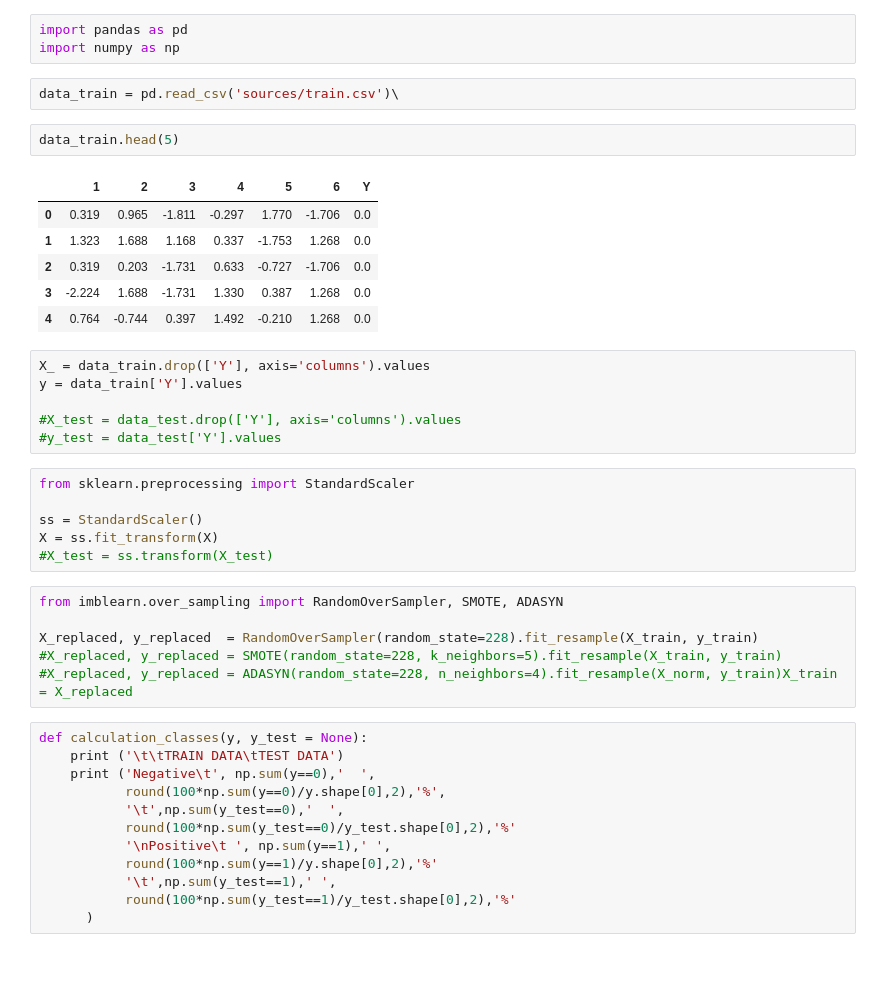
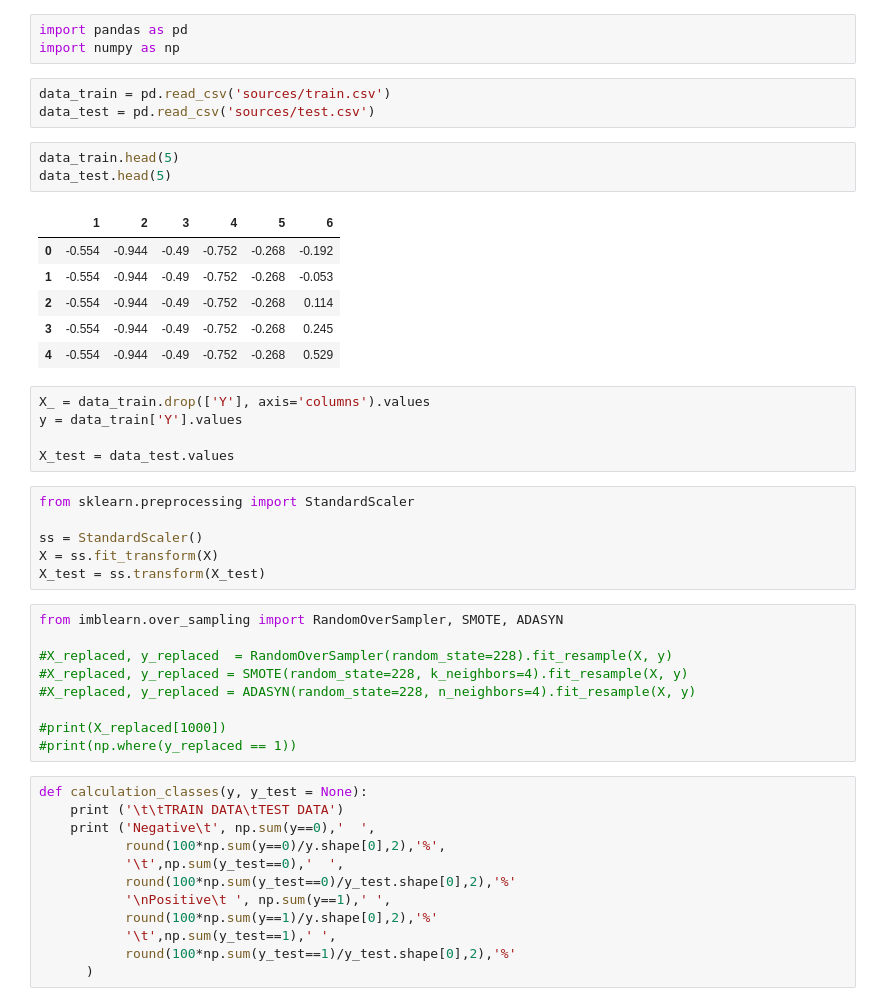
Before and after one commit to deClot/DecisionTree_find_band_tr, a Jupyter notebook: Decision_Tree_Classifier.ipynb, the cells around one changed output. Saved outputs shown, nothing was run; the diff lists cells and outputs as text; blank space fills up the shorter version.

Commit message:
Create test file for v4 and predict on Tree - unsuccessfully

```diff
--- a/Untitled.ipynb
+++ b/Decision_Tree_Classifier.ipynb
@@ -2,34 +2,38 @@
 import pandas as pd
 import numpy as np
 # %%
-data_train = pd.read_csv('sources/train.csv')\
+data_train = pd.read_csv('sources/train.csv')
+data_test = pd.read_csv('sources/test.csv')
 # %%
 data_train.head(5)
+data_test.head(5)
 # %% [output]
-|  | 1 | 2 | 3 | 4 | 5 | 6 | Y |
-| 0 | 0.319 | 0.965 | -1.811 | -0.297 | 1.770 | -1.706 | 0.0 |
-| 1 | 1.323 | 1.688 | 1.168 | 0.337 | -1.753 | 1.268 | 0.0 |
-| 2 | 0.319 | 0.203 | -1.731 | 0.633 | -0.727 | -1.706 | 0.0 |
-| 3 | -2.224 | 1.688 | -1.731 | 1.330 | 0.387 | 1.268 | 0.0 |
-| 4 | 0.764 | -0.744 | 0.397 | 1.492 | -0.210 | 1.268 | 0.0 |
+|  | 1 | 2 | 3 | 4 | 5 | 6 |
+| 0 | -0.554 | -0.944 | -0.49 | -0.752 | -0.268 | -0.192 |
+| 1 | -0.554 | -0.944 | -0.49 | -0.752 | -0.268 | -0.053 |
+| 2 | -0.554 | -0.944 | -0.49 | -0.752 | -0.268 | 0.114 |
+| 3 | -0.554 | -0.944 | -0.49 | -0.752 | -0.268 | 0.245 |
+| 4 | -0.554 | -0.944 | -0.49 | -0.752 | -0.268 | 0.529 |
 # %%
 X_ = data_train.drop(['Y'], axis='columns').values
 y = data_train['Y'].values
 
-#X_test = data_test.drop(['Y'], axis='columns').values
-#y_test = data_test['Y'].values
+X_test = data_test.values
 # %%
 from sklearn.preprocessing import StandardScaler
 
 ss = StandardScaler()
 X = ss.fit_transform(X)
-#X_test = ss.transform(X_test)
+X_test = ss.transform(X_test)
 # %%
 from imblearn.over_sampling import RandomOverSampler, SMOTE, ADASYN
 
-X_replaced, y_replaced  = RandomOverSampler(random_state=228).fit_resample(X_train, y_train)
-#X_replaced, y_replaced = SMOTE(random_state=228, k_neighbors=5).fit_resample(X_train, y_train)
-#X_replaced, y_replaced = ADASYN(random_state=228, n_neighbors=4).fit_resample(X_norm, y_train)X_train = X_replaced
+#X_replaced, y_replaced  = RandomOverSampler(random_state=228).fit_resample(X, y)
+#X_replaced, y_replaced = SMOTE(random_state=228, k_neighbors=4).fit_resample(X, y)
+#X_replaced, y_replaced = ADASYN(random_state=228, n_neighbors=4).fit_resample(X, y)
+
+#print(X_replaced[1000])
+#print(np.where(y_replaced == 1))
 # %%
 def calculation_classes(y, y_test = None):
     print ('\t\tTRAIN DATA\tTEST DATA')
```
Also changed, not shown: parts of 1 cell of this notebook, 14 other files.
